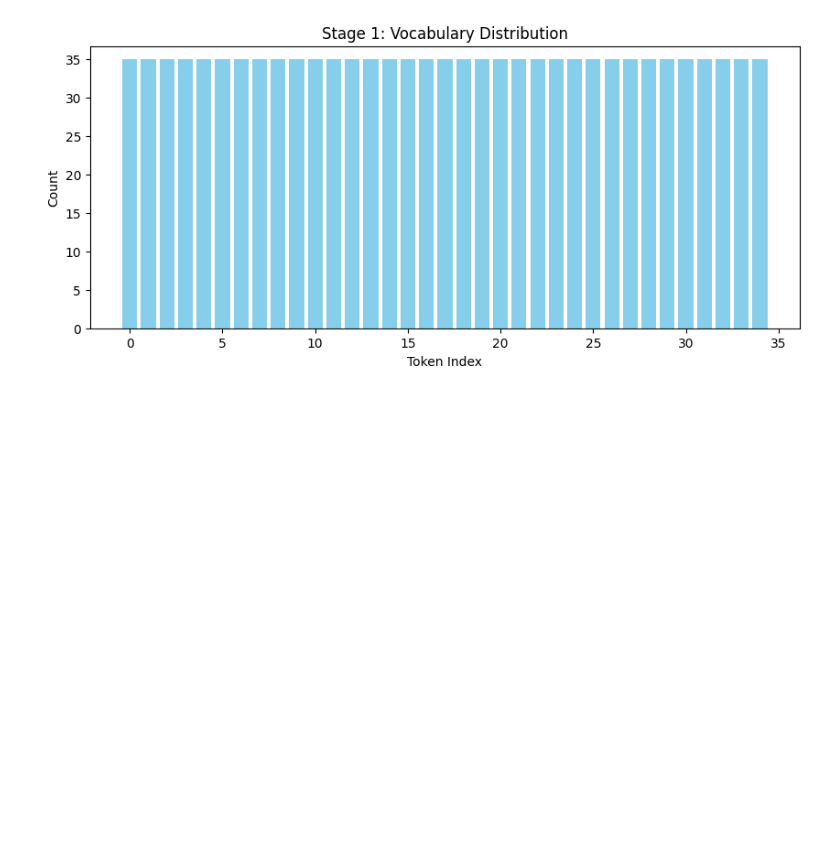
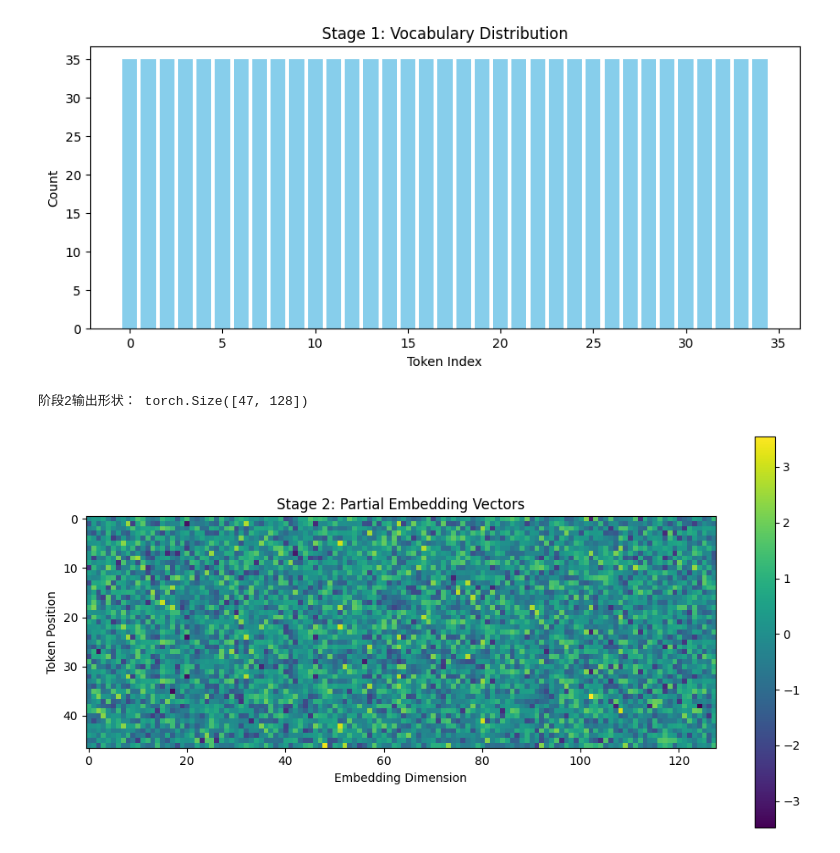
Before and after one commit to stonebo/Explore-Understand-Transformer, a Jupyter notebook: src/position/deepseek.ipynb, the cells around one changed output. Cells and saved outputs as stored; diff of their text form; code cells hidden in the pictures; blank space fills up the shorter version.

Commit message:
refactor(position): update position encoder note

```diff
--- a/src/position/deepseek.ipynb
+++ b/src/position/deepseek.ipynb
@@ -34,3 +34,21 @@ plt.show()
 阶段1输出： ['自', '然', '语', '言', '处', '理', '是', '人', '工', '智', '能', '的', '重', '要', '领', '域', '之', '一', ',', '但', '是', '处', '理', '自', '然', '语', '言', '需', '要', '先', '把', '自', '然', '语', '言', '转', '换', '成', '模 ...
 Token indices: [2, 3, 4, 5, 7, 6, 8, 11, 12, 13, 14, 9, 15, 10, 16, 17, 18, 19, 20, 21, 8, 7, 6, 2, 3, 4, 5, 22, 10, 23, 24, 2, 3, 4, 5, 25, 26, 27, 28, 29, 30, 31, 6, 32, 9, 33, 34]
 [figure]
+# %%
+""" 阶段2：Embedding层 """
+embedding_dim = 128
+embedding = nn.Embedding(num_embeddings=len(vocab), embedding_dim=embedding_dim)
+embedded = embedding(torch.LongTensor(token_indices))
+print("\n阶段2输出形状：", embedded.shape)
+
+# 可视化部分词嵌入
+plt.figure(figsize=(12, 6))
+plt.imshow(embedded.detach().numpy()[:, :], cmap='viridis')  # 显示前10维
+plt.colorbar()
+plt.title("Stage 2: Partial Embedding Vectors")
+plt.xlabel("Embedding Dimension")
+plt.ylabel("Token Position")
+plt.show()
+# %% [output]
+阶段2输出形状： torch.Size([47, 128])
+[figure, added]
```
Also changed, not shown: parts of 4 cells of this notebook.
